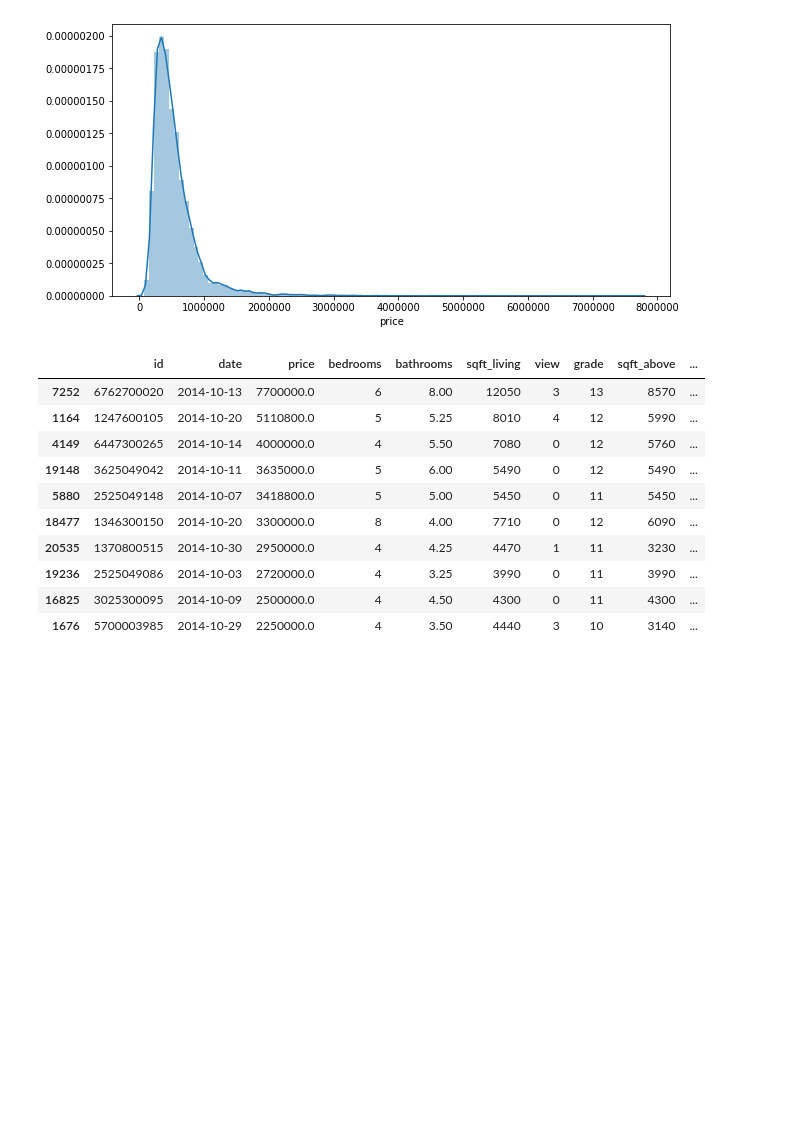
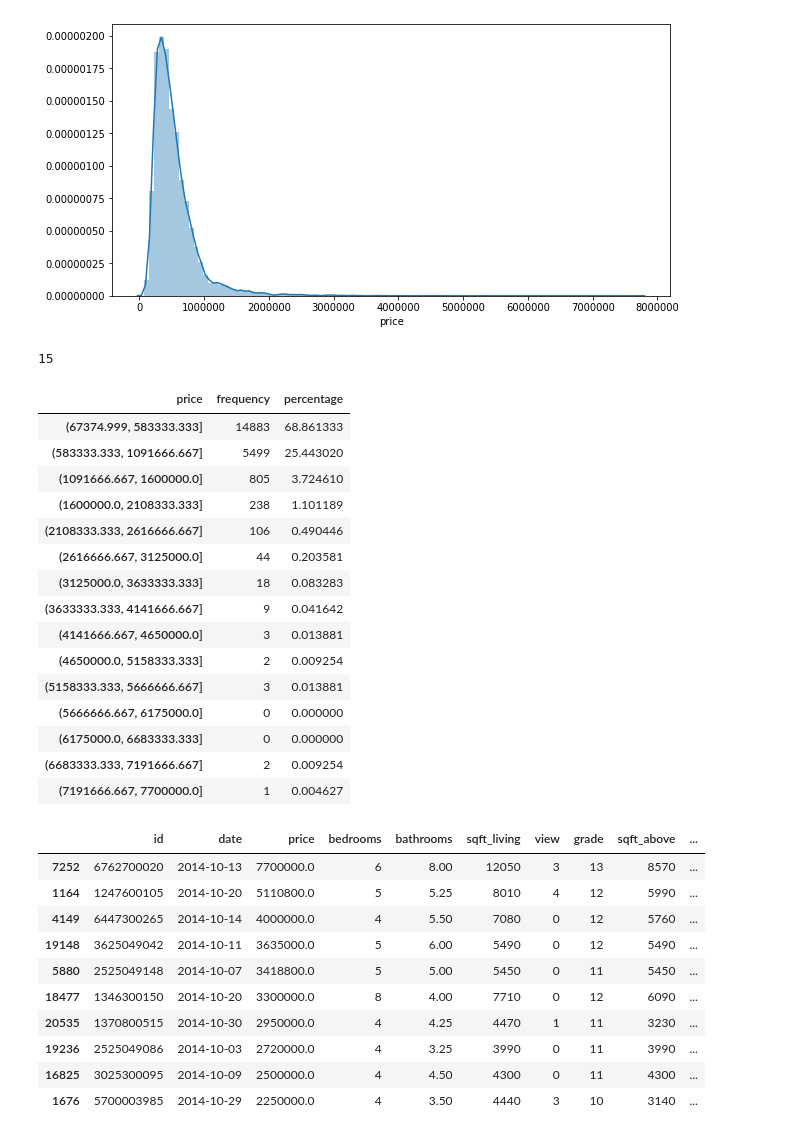
Before and after one commit to daianeklein/house-rocket-Insights-project, a Jupyter notebook: House-Rocket-Company.ipynb, the cells around one changed output. Cells and saved outputs as stored; diff of their text form; code cells hidden in the pictures; blank space fills up the shorter version.

Commit message:
add frequency table

```diff
--- a/House-Rocket-Company.ipynb
+++ b/House-Rocket-Company.ipynb
@@ -218,6 +218,52 @@ plt.figure(figsize=(10,5))
 ax = sns.distplot(df["price"], bins = 100)
 # %% [output]
 [figure]
+# %%
+## Frequency Table
+## Sturges == k = 1 + (10/3).log n
+
+n = df.shape[0]
+k = int(round(1 + (10/3) * np.log10(n)))
+k ##frequency
+# %% [output]
+15
+# %%
+## Frequency table
+
+## count
+frequency = pd.value_counts(
+    pd.cut(x = df.price, bins = k, include_lowest = True), sort = False)
+
+
+
+## percentage
+percentage = pd.value_counts(
+pd.cut(x=df.price, bins = k, include_lowest = True), sort = False, normalize = True) *100
+
+## Formatting Frequency Table
+frequency_table = ({'frequency' : frequency, 'percentage' : percentage})
+
+frequency_table = pd.DataFrame(frequency_table)
+
+frequency_table.rename_axis('price', axis = 'columns', inplace = True)
+frequency_table
+# %% [output]
+| price | frequency | percentage |
+| (67374.999, 583333.333] | 14883 | 68.861333 |
+| (583333.333, 1091666.667] | 5499 | 25.443020 |
+| (1091666.667, 1600000.0] | 805 | 3.724610 |
+| (1600000.0, 2108333.333] | 238 | 1.101189 |
+| (2108333.333, 2616666.667] | 106 | 0.490446 |
+| (2616666.667, 3125000.0] | 44 | 0.203581 |
+| (3125000.0, 3633333.333] | 18 | 0.083283 |
+| (3633333.333, 4141666.667] | 9 | 0.041642 |
+| (4141666.667, 4650000.0] | 3 | 0.013881 |
+| (4650000.0, 5158333.333] | 2 | 0.009254 |
+| (5158333.333, 5666666.667] | 3 | 0.013881 |
+| (5666666.667, 6175000.0] | 0 | 0.000000 |
+| (6175000.0, 6683333.333] | 0 | 0.000000 |
+| (6683333.333, 7191666.667] | 2 | 0.009254 |
+| (7191666.667, 7700000.0] | 1 | 0.004627 |
 # %%
 ### First outlier (10/2014)
 
```
